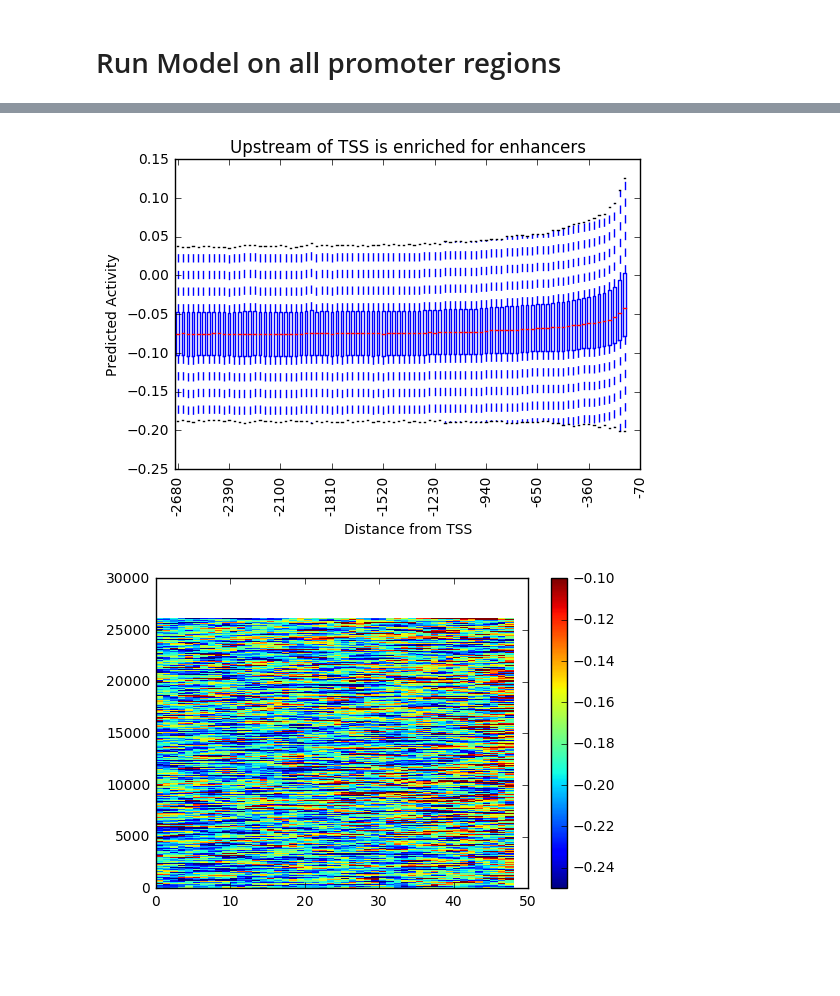
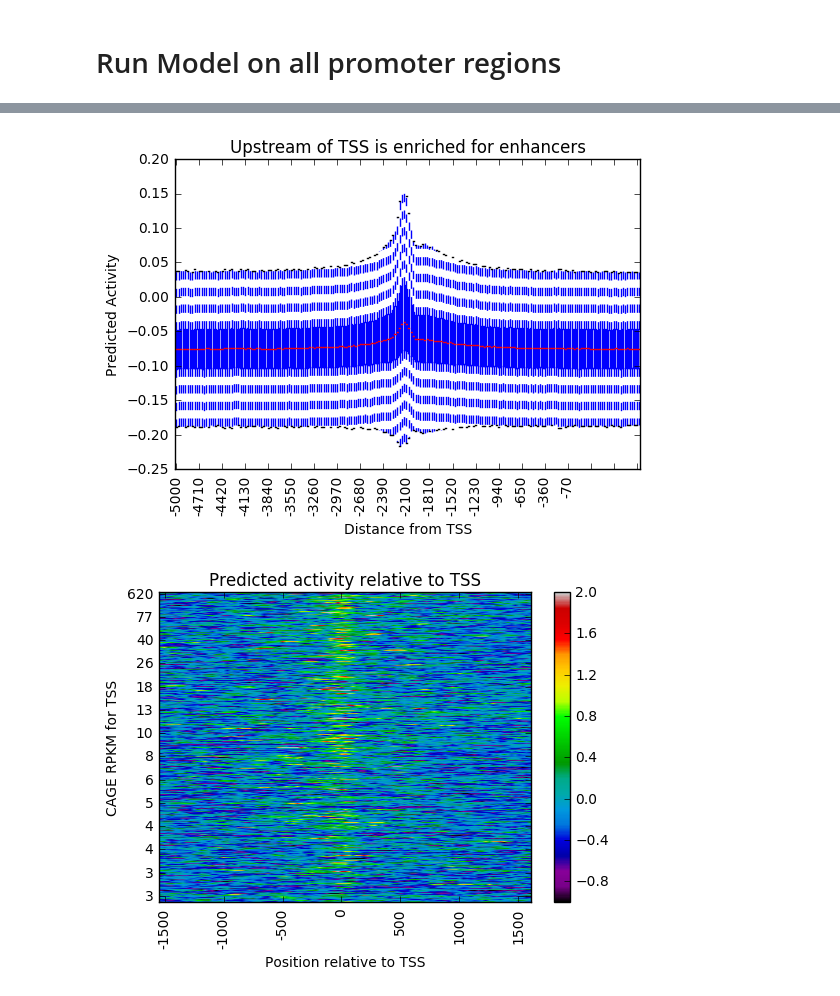
Before and after one commit to irvhsu/cs273b-project, a Jupyter notebook: notebooks/Promoter_metaplot.ipynb, the cells around one changed output, grey strips where cells are left out. Drawn from its saved outputs; the diff is of its cells as text; code cells hidden in the pictures; blank space fills up the shorter version.

```diff
--- a/notebooks/Promoter_metaplot.ipynb
+++ b/notebooks/Promoter_metaplot.ipynb
@@ -13,7 +18,7 @@ import models.models as models
 Using Theano backend.
 Using gpu device 0: Tesla K80 (CNMeM is disabled, cuDNN 5005)
 # %%
-model = models.SequenceDNN_Regression.load("models/models/145_weighted.arch.json", "models/models/145_weighted.weights.h5")
+model = models.SequenceDNN_Regression.load("models/models/100n1_100n2_8w1_15w2.arch.json", "models/models/100n1_100n2_8w1_15w2.weights.h5")
 # %%
 from mrpa_data import MrpaData
 data = MrpaData()
@@ -82,17 +87,16 @@ for i in range(4):
 # Run Model on all promoter regions
 # %%
 import gzip
-with gzip.open('../data/promoters/upstream5000.fa.gz') as f:
-    seqs = {}
+with open('../data/promoters/hepg2.cage.fa') as f:
+    seqs = []
+    cage = []
     cur_seq = ''
     region = ''
     for line in f:
         if line[0] == '>':
             if cur_seq:
-                seqs[region] = data._one_hot_encode_seq(cur_seq)
+                seqs += []#[data._one_hot_encode_seq(cur_seq)]
             cur_seq = ''
-            region = line[1:].split()[1]
-            print region
-            break
+            cage += [int(line[1:].split('.')[0])]
         else:
             cur_seq += line.strip().upper()
@@ -101,9 +103,9 @@ chr1:66994252-66999251
 # %%
 vals = []
 stride = 29
-for shift in range(0, 5000-145, stride):
+for shift in range(0, 6000-145, stride):
     X = []
-    for region, seq in seqs.items():
+    for seq in seqs[:20000]:
         X += [seq[:, shift:shift+145]]
-    X = np.array(X).reshape(26110, 1, 4, 145)
+    X = np.array(X).reshape(len(X), 1, 4, 145)
     vals += [model.predict(X)]
@@ -110,11 +116,13 @@ for shift in range(0, 5000-145, stride):
 # %%
+START, END = -3000, 3000
+
 avgs = [sum(x) / float(len(x)) for x in vals]
-plt.plot(range(0, 5000-145, stride), avgs)
+plt.plot(range(START, END-145, stride), avgs)
 plt.show()
 meds = [np.median(x[0]) for x in vals]
-plt.plot(range(0, 5000-145, stride), meds)
+plt.plot(range(START, END-145, stride), meds)
 plt.show()
 var = [np.var(x) for x in vals]
-plt.plot(range(0, 5000-145, stride),var)
+plt.plot(range(START, END-145, stride), var)
 plt.show()
 # %% [output]
@@ -152,21 +166,30 @@ plt.show()
 # %%
-skip = 80
+skip = 0
 
 plt.boxplot([val[:, 3] for val in vals[skip:]], showfliers=False)
-plt.xticks(range(1, len(range(0, 5000-stride*skip, stride))+1, 10),
+plt.xticks(range(1, len(range(0, 6000-stride*skip, stride))+1, 10),
            range(-5000+stride*skip, 0, stride*10), rotation='vertical')
 plt.title('Upstream of TSS is enriched for enhancers')
 plt.ylabel('Predicted Activity')
 plt.xlabel('Distance from TSS')
 plt.show()
 # %% [output]
-[figure, old version]
+[figure, new version]
 # %%
 import numpy as np
-data = np.vstack([[val[0] for val in rows] for rows in vals[120:]]).T
-heatmap = plt.pcolor(data)
-plt.clim(-0.25,-0.1)
+data = np.vstack([[val[0] for val in rows[:20000]] for rows in vals[50:151]]).T
+heatmap = plt.imshow(data, aspect='auto', cmap = 'nipy_spectral')
+plt.clim(2,-1)
+plt.xticks(range(1, len(range(0, END-START+1, stride*2))+1, 16),
+           range(START / 2, END / 2 + 1, 500), rotation='vertical')
+
+plt.yticks(range(100, 20000, 1500), np.array(cage)[range(100, 19999, 1500)])
+
+plt.title('Predicted activity relative to TSS')
+
+plt.ylabel('CAGE RPKM for TSS')
+plt.xlabel('Position relative to TSS')
 plt.colorbar(heatmap)
 plt.show()
 # %% [output]
-[figure, old version]
+[figure, new version]
```
Also changed, not shown: parts of 9 cells of this notebook, 54 other files.
